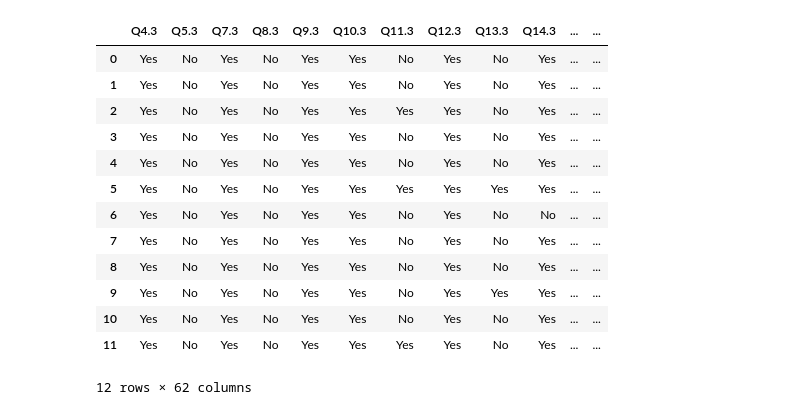
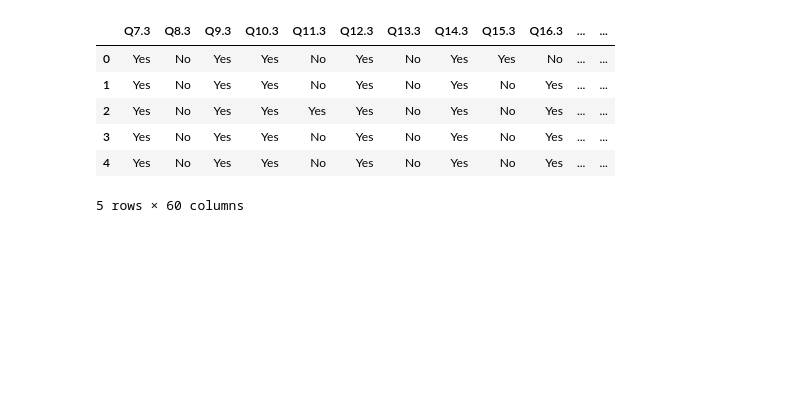
Before and after one commit to peterjmartinson/heart-survey, a Jupyter notebook: Survey.ipynb, the cells around one changed output. Drawn from its saved outputs; the diff is of its cells as text; code cells hidden in the pictures; blank space fills up the shorter version.

```diff
--- a/Survey.ipynb
+++ b/Survey.ipynb
@@ -62,19 +41,12 @@ risk
 # %%
-waitlist = survey.iloc[:, 7:130:2] ## All the actual questions, risk value
-waitlist
+waitlist = survey.iloc[:, 11:130:2] ## All the actual questions, risk value
+waitlist.head()
 # %% [output]
-|  | Q4.3 | Q5.3 | Q7.3 | Q8.3 | Q9.3 | Q10.3 | Q11.3 | Q12.3 | Q13.3 | Q14.3 | ... | ... |
-| 0 | Yes | No | Yes | No | Yes | Yes | No | Yes | No | Yes | ... | ... |
-| 1 | Yes | No | Yes | No | Yes | Yes | No | Yes | No | Yes | ... | ... |
-| 2 | Yes | No | Yes | No | Yes | Yes | Yes | Yes | No | Yes | ... | ... |
-| 3 | Yes | No | Yes | No | Yes | Yes | No | Yes | No | Yes | ... | ... |
-| 4 | Yes | No | Yes | No | Yes | Yes | No | Yes | No | Yes | ... | ... |
-| 5 | Yes | No | Yes | No | Yes | Yes | Yes | Yes | Yes | Yes | ... | ... |
-| 6 | Yes | No | Yes | No | Yes | Yes | No | Yes | No | No | ... | ... |
-| 7 | Yes | No | Yes | No | Yes | Yes | No | Yes | No | Yes | ... | ... |
-| 8 | Yes | No | Yes | No | Yes | Yes | No | Yes | No | Yes | ... | ... |
-| 9 | Yes | No | Yes | No | Yes | Yes | No | Yes | Yes | Yes | ... | ... |
-| 10 | Yes | No | Yes | No | Yes | Yes | No | Yes | No | Yes | ... | ... |
-| 11 | Yes | No | Yes | No | Yes | Yes | Yes | Yes | No | Yes | ... | ... |
+|  | Q7.3 | Q8.3 | Q9.3 | Q10.3 | Q11.3 | Q12.3 | Q13.3 | Q14.3 | Q15.3 | Q16.3 | ... | ... |
+| 0 | Yes | No | Yes | Yes | No | Yes | No | Yes | Yes | No | ... | ... |
+| 1 | Yes | No | Yes | Yes | No | Yes | No | Yes | No | Yes | ... | ... |
+| 2 | Yes | No | Yes | Yes | Yes | Yes | No | Yes | No | Yes | ... | ... |
+| 3 | Yes | No | Yes | Yes | No | Yes | No | Yes | No | Yes | ... | ... |
+| 4 | Yes | No | Yes | Yes | No | Yes | No | Yes | No | Yes | ... | ... |
-12 rows × 62 columns
+5 rows × 60 columns
 # %%
```
Also changed, not shown: parts of 8 cells of this notebook, 1 other file.
